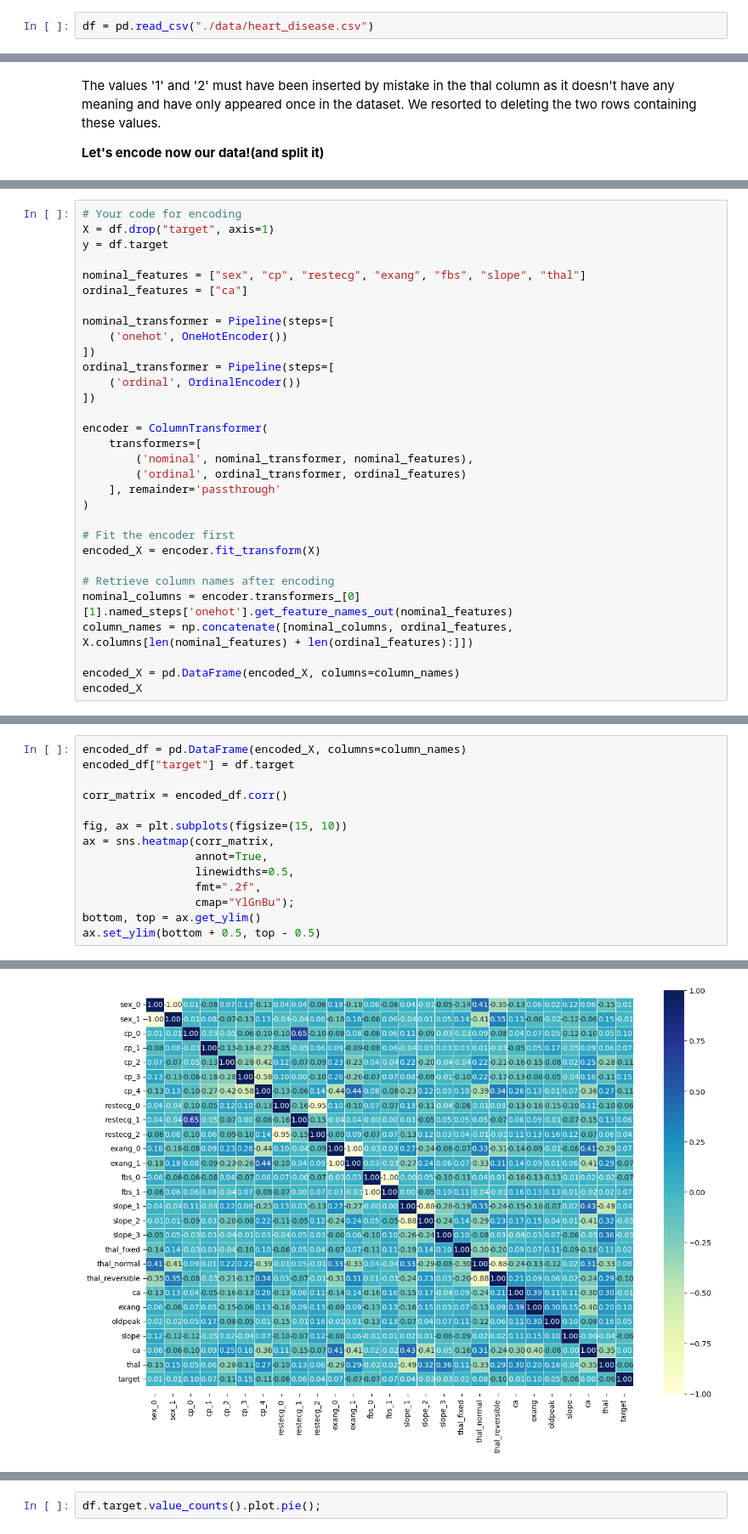
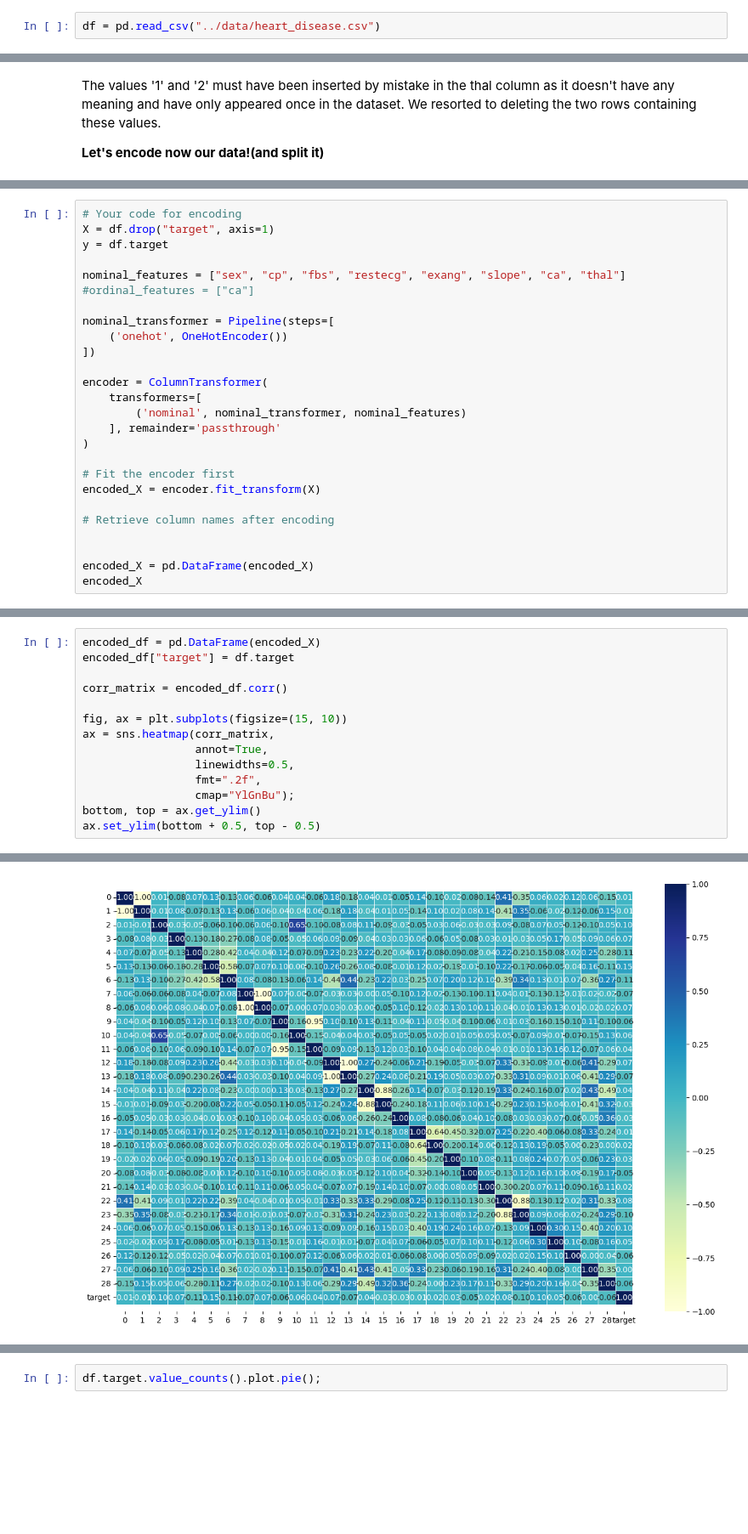
Before and after one commit to mouadiscoding/Sihati-4.0, a Jupyter notebook: notebooks/heart_disease.ipynb, the cells around one changed output, grey strips where cells are left out. Shown: that part at 85% size. Cells and saved outputs as stored; diff of their text form; blank space fills up the shorter version.

```diff
--- a/notebooks/heart_disease.ipynb
+++ b/notebooks/heart_disease.ipynb
@@ -84,7 +84,7 @@ import pickle
 
 %matplotlib inline
 # %%
-df = pd.read_csv("./data/heart_disease.csv")
+df = pd.read_csv("../data/heart_disease.csv")
 # %% [markdown]
 ## 1- Exploratory Data Analysis
 # %%
@@ -396,20 +411,16 @@ The values '1' and '2' must have been inserted by mistake in the thal column as
 X = df.drop("target", axis=1)
 y = df.target
 
-nominal_features = ["sex", "cp", "restecg", "exang", "fbs", "slope", "thal"]
-ordinal_features = ["ca"]
+nominal_features = ["sex", "cp", "fbs", "restecg", "exang", "slope", "ca", "thal"]
+#ordinal_features = ["ca"]
 
 nominal_transformer = Pipeline(steps=[
     ('onehot', OneHotEncoder())
 ])
-ordinal_transformer = Pipeline(steps=[
-    ('ordinal', OrdinalEncoder())
-])
 
 encoder = ColumnTransformer(
     transformers=[
-        ('nominal', nominal_transformer, nominal_features),
-        ('ordinal', ordinal_transformer, ordinal_features)
+        ('nominal', nominal_transformer, nominal_features)
     ], remainder='passthrough'
 )
 
@@ -417,9 +428,8 @@ encoder = ColumnTransformer(
 encoded_X = encoder.fit_transform(X)
 
 # Retrieve column names after encoding
-nominal_columns = encoder.transformers_[0][1].named_steps['onehot'].get_feature_names_out(nominal_features)
-column_names = np.concatenate([nominal_columns, ordinal_features, X.columns[len(nominal_features) + len(ordinal_features):]])
 
-encoded_X = pd.DataFrame(encoded_X, columns=column_names)
+
+encoded_X = pd.DataFrame(encoded_X)
 encoded_X
 # %% [output]
@@ -439,5 +449,5 @@ encoded_X
 # %%
-encoded_df = pd.DataFrame(encoded_X, columns=column_names)
+encoded_df = pd.DataFrame(encoded_X)
 encoded_df["target"] = df.target
 
 corr_matrix = encoded_df.corr()
@@ -455,4 +465,4 @@ ax.set_ylim(bottom + 0.5, top - 0.5)
-[figure, old version]
+[figure, new version]
 # %%
 np.random.seed(42)
 
```
Also changed, not shown: parts of 18 cells of this notebook, 2 other files.
